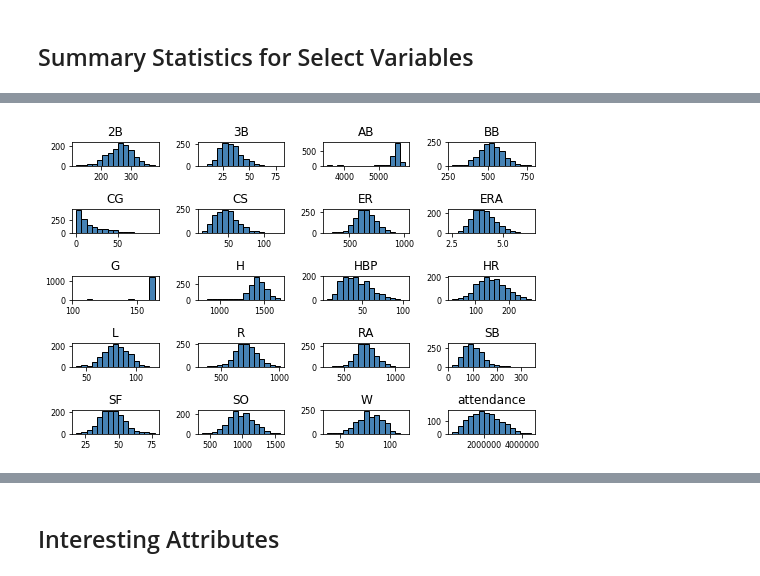
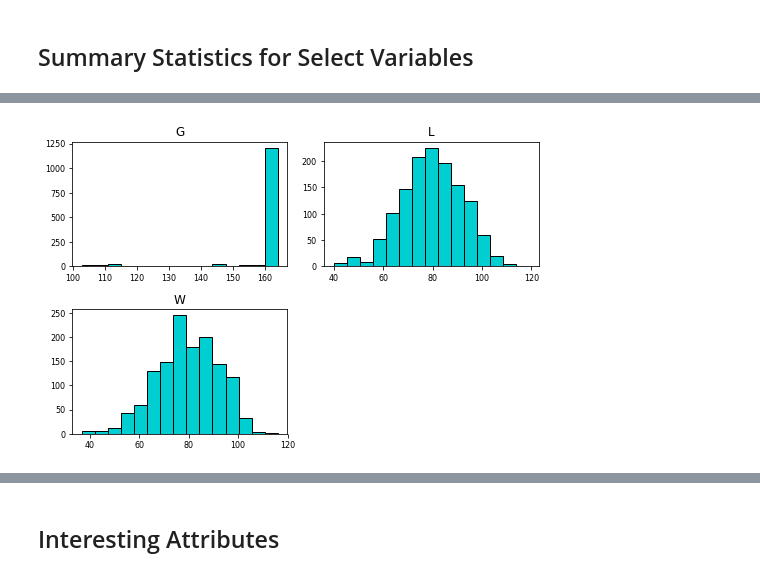
Before and after one commit to georgesturrock/7331_Lab1, a Jupyter notebook: Team2_Lab1.ipynb, the cells around one changed output, grey strips where cells are left out. Drawn from its saved outputs; the diff is of its cells as text; code cells hidden in the pictures.

Commit message:
fixed plots and descriptions

```diff
--- a/Team2_Lab1.ipynb
+++ b/Team2_Lab1.ipynb
@@ -338,0 +316,5 @@ The mean, standard deviation, min, max, and 25%, 50% and 75% quartiles for the c
+# %%
+infodf = teams2[['W', 'L', 'G']]
+fieldingdf = teams2[['E', 'DP', 'FP']]
+pitchingdf= teams2[['RA', 'ER', 'ERA', 'CG', 'SHO', 'SV', 'IPouts', 'HA', 'HRA', 'BBA', 'SOA']]
+battingdf= teams2[['HR', 'BB', 'SO', 'SB', 'CS', 'HBP', 'SF']]
@@ -339,7 +383,7 @@ The mean, standard deviation, min, max, and 25%, 50% and 75% quartiles for the c
 # %%
-statsdf.hist(bins=15, color='steelblue', edgecolor='black', linewidth=1.0,
+infodf.hist(bins=15, color='darkturquoise', edgecolor='black', linewidth=1.0,
            xlabelsize=8, ylabelsize=8, grid=False)
 plt.tight_layout(rect=(0, 0, 1.2, 1.2))
 plt.show()
 # %% [output]
-[figure, old version]
+[figure, new version]
```
Also changed, not shown: parts of 17 cells of this notebook.
